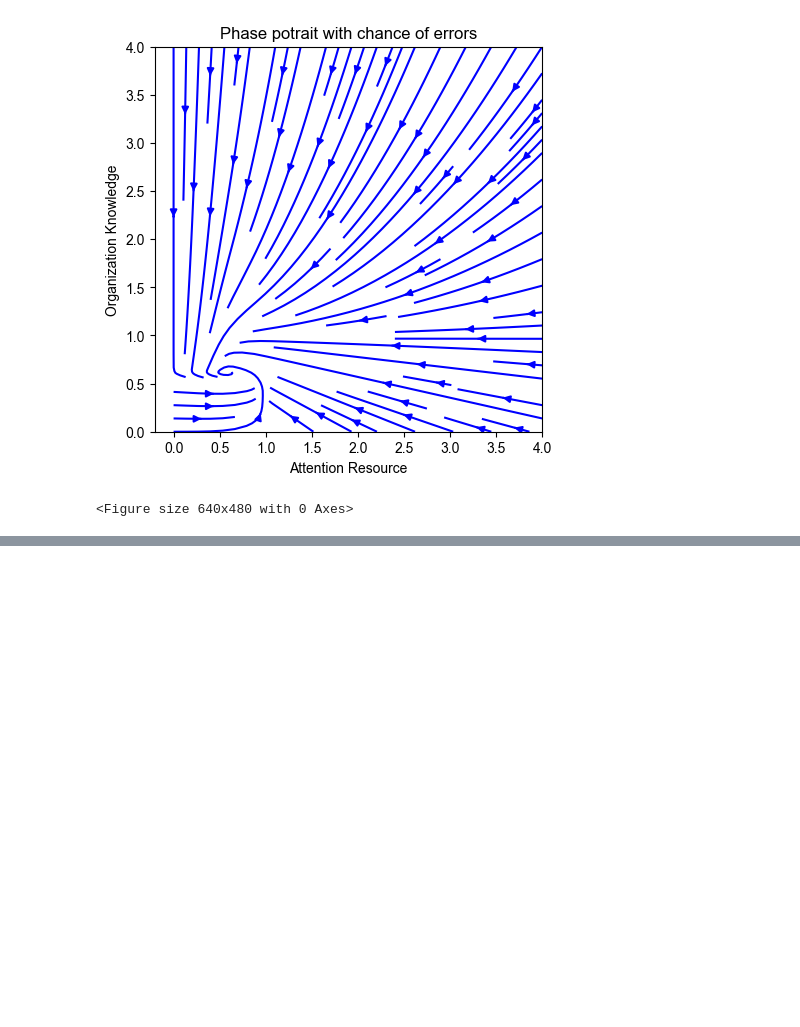
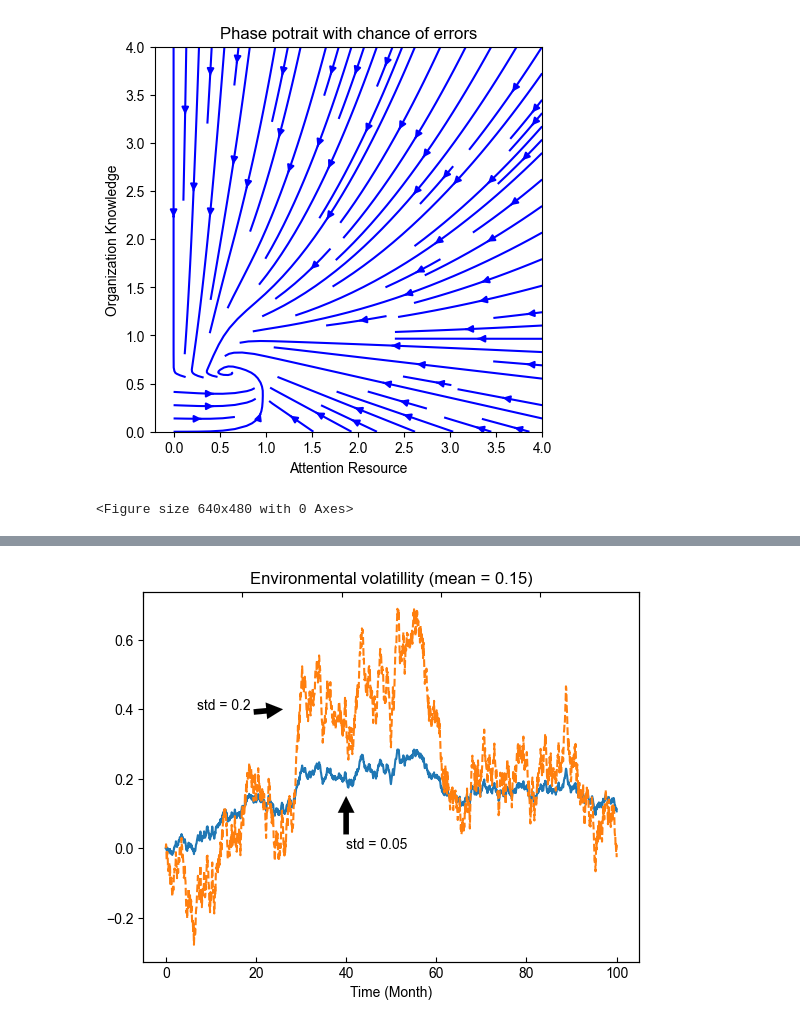
Before and after one commit to georgia-max/OrganizationOscillation, a Jupyter notebook: src/Safety_focus_v8(Exp)_result.ipynb, the cells around one changed output, grey strips where cells are left out. Drawn from its saved outputs; the diff is of its cells as text; code cells hidden in the pictures; blank space fills up the shorter version.

```diff
--- a/src/Safety_focus_v8(Exp)_result.ipynb
+++ b/src/Safety_focus_v8(Exp)_result.ipynb
@@ -478,0 +591,12 @@ plt.savefig('Images/Streamplot_case2.png')
+# %%
+df_noise2 = pd.read_excel('../Experiment/noise2.xlsx')
+
+df_noise2 = df_noise2.transpose()
+# Set the first row as column names
+df_noise2.columns = df_noise2.iloc[0]
+
+# Drop the first row
+df_noise2 = df_noise2.drop(df_noise2.index[0])
+
+df_noise2 = df_noise2.astype(float)
+df_noise2.head()
@@ -478,0 +611,37 @@ plt.savefig('Images/Streamplot_case2.png')
+# %%
+plt.rc('font', family='Arial')
+
+# Create a figure and a set of subplots
+fig, ax = plt.subplots()
+
+# Plot each column
+sns.lineplot(data=df_noise1['pink noise'], ax=ax, label='std = 0.05' )
+sns.lineplot(data=df_noise2['pink noise'], ax=ax, label='std = 0.2',linestyle='--')
+
+# Add arrows that point to the lines
+ax.annotate('std = 0.2', xy=(26, 0.4), xytext=(7, 0.4), arrowprops=dict(facecolor='black', lw=0.05), fontsize=10)
+ax.annotate('std = 0.05', xy=(40, 0.15), xytext=(40,0), arrowprops=dict(facecolor='black', lw=0.05), fontsize=10)
+
+
+# Set the legend
+ax.get_legend().remove()
+ax.set_title('Environmental volatillity (mean = 0.15)', fontsize=12)
+
+# Set x and y axis titles
+ax.set_xlabel('Time (Month)')
+ax.set_ylabel('')
+
+ax.xaxis.tick_top() # This moves the x-axis labels to the top
+ax.tick_params(axis='x', direction='in') # This moves the x-axis ticks inside the graph
+
+ax2 = ax.twiny() # This creates a new set of axes with the same y-axis
+ax2.xaxis.tick_top() # This moves the new x-axis labels to the top
+ax2.set_xticklabels([]) # This removes the new x-axis labels
+ax2.tick_params(axis='x', direction='in') # This moves the x-axis ticks inside the graph
+
+# Show the plot
+plt.show()
+# Save the plot
+fig.savefig('Images/Noise.png')
+# %% [output]
+[figure, added]
```
Also changed, not shown: parts of 32 cells of this notebook, 22 other files.
